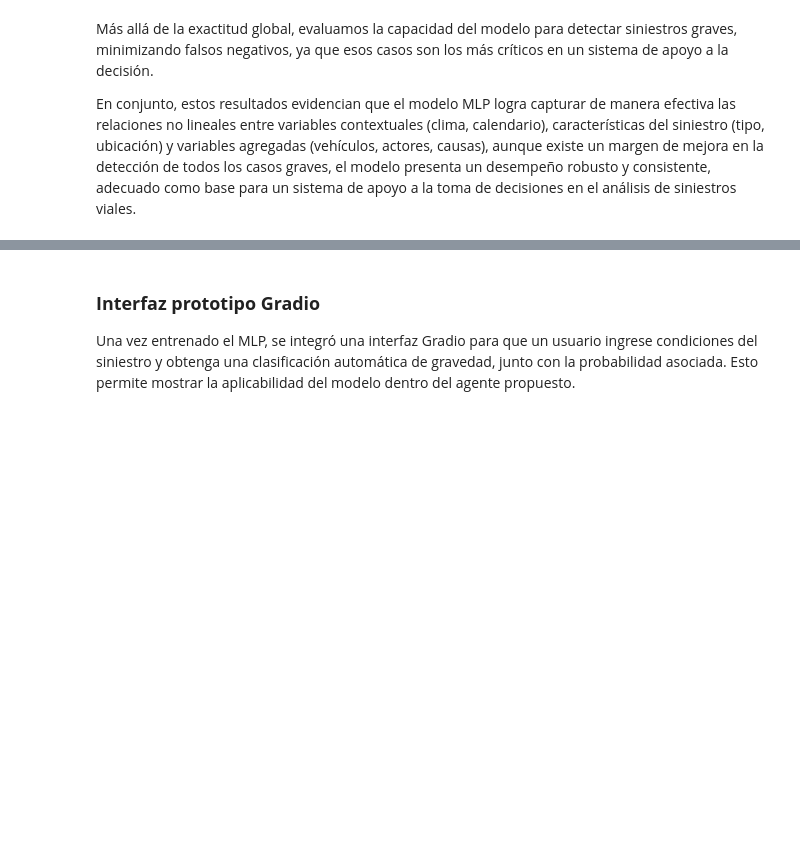
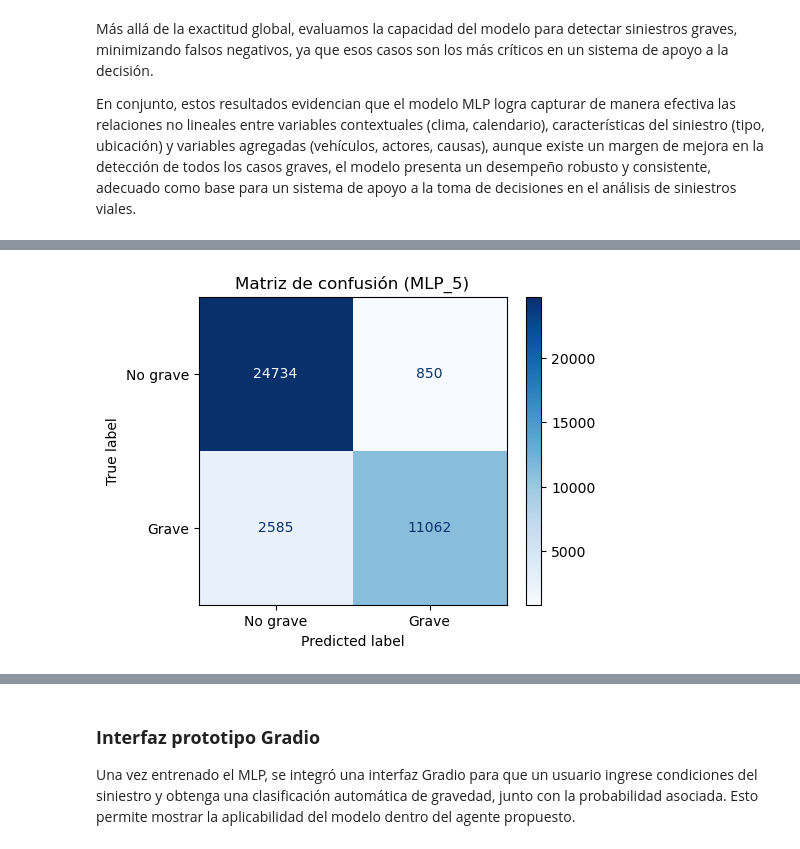
Before and after one commit to Vankold1/SiniBogota, a Jupyter notebook: SiniBogota_notebook.ipynb, the cells around one changed output, grey strips where cells are left out. Cells and saved outputs as stored; diff of their text form; code cells hidden in the pictures; blank space fills up the shorter version.

```diff
--- a/SiniBogota_notebook.ipynb
+++ b/SiniBogota_notebook.ipynb
@@ -1406,0 +1494,39 @@ En conjunto, estos resultados evidencian que el modelo MLP logra capturar de man
+# %%
+from sklearn.neural_network import MLPClassifier
+
+mlp_final = MLPClassifier(
+    hidden_layer_sizes=(128, 64, 32),
+    activation='relu',
+    solver='adam',
+    alpha=0.0001,
+    learning_rate_init=0.001,
+    batch_size=256,
+    max_iter=150,
+    early_stopping=True,
+    validation_fraction=0.1,
+    n_iter_no_change=10,
+    random_state=42
+)
+
+mlp_final.fit(X_train_scaled_imputed, y_train)
+
+y_pred_final = mlp_final.predict(X_test_scaled_imputed)
+y_proba_final = mlp_final.predict_proba(X_test_scaled_imputed)[:, 1]
+# %%
+from sklearn.metrics import ConfusionMatrixDisplay
+import matplotlib.pyplot as plt
+
+fig, ax = plt.subplots(figsize=(5, 4))
+
+ConfusionMatrixDisplay.from_predictions(
+    y_test,
+    y_pred_final,
+    display_labels=["No grave", "Grave"],
+    cmap="Blues",
+    ax=ax
+)
+
+plt.title("Matriz de confusión (MLP_5)")
+plt.show()
+# %% [output]
+[figure, added]
```
Also changed, not shown: parts of 9 cells of this notebook.
